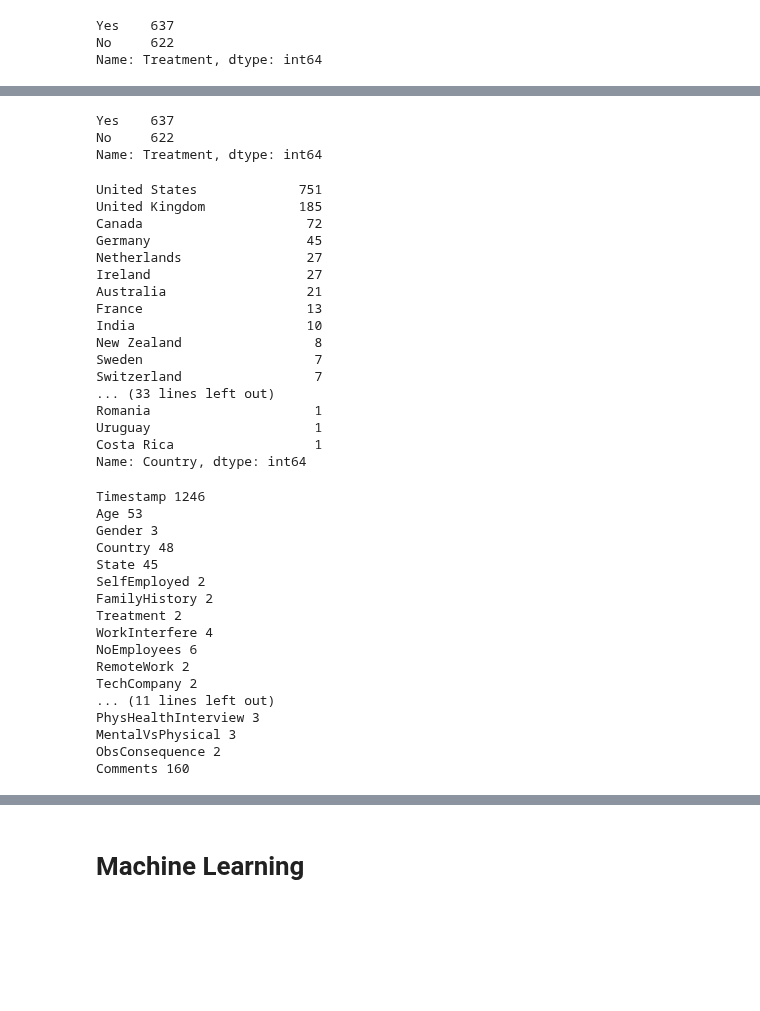
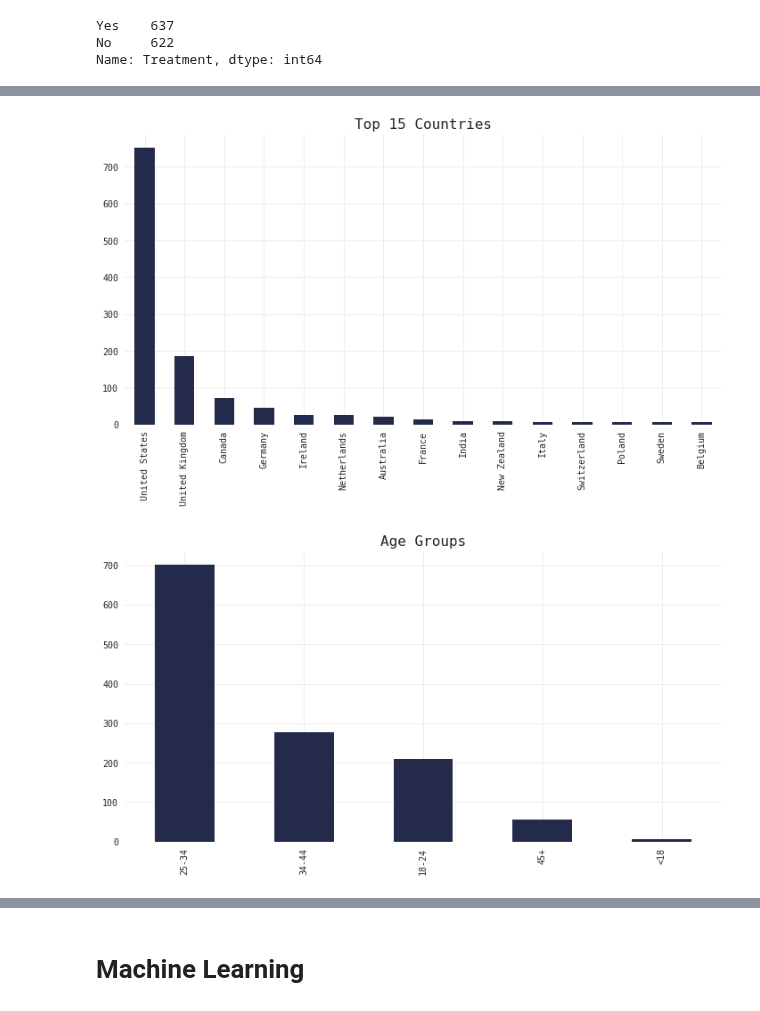
Before and after one commit to qu4ku/datasets-analysis, a Jupyter notebook: 004-mental-health-in-tech-survey-2014.ipynb, the cells around one changed output, grey strips where cells are left out. Drawn from its saved outputs; the diff is of its cells as text; code cells hidden in the pictures; blank space fills up the shorter version.

Commit message:
mental

```diff
--- a/004-mental-health-in-tech-survey-2014.ipynb
+++ b/004-mental-health-in-tech-survey-2014.ipynb
@@ -295,47 +285,14 @@ plt.title('Age - Histogram');
-# %%
-df.Treatment.value_counts()
-# %% [output]
-Yes    637
-No     622
-Name: Treatment, dtype: int64
-# %%
-df.Country.value_counts()
-# %% [output]
-United States             751
-United Kingdom            185
-Canada                     72
-Germany                    45
-Netherlands                27
-Ireland                    27
-Australia                  21
-France                     13
-India                      10
-New Zealand                 8
-Sweden                      7
-Switzerland                 7
-... (33 lines left out)
-Romania                     1
-Uruguay                     1
-Costa Rica                  1
-Name: Country, dtype: int64
-# %%
-for col in df.columns:
-    print(col, len(df[col].value_counts()))
-# %% [output]
-Timestamp 1246
-Age 53
-Gender 3
-Country 48
-State 45
-SelfEmployed 2
-FamilyHistory 2
-Treatment 2
-WorkInterfere 4
-NoEmployees 6
-RemoteWork 2
-TechCompany 2
-... (11 lines left out)
-PhysHealthInterview 3
-MentalVsPhysical 3
-ObsConsequence 2
-Comments 160
+# %%
+top_range = 15
+df.Country.value_counts()[:top_range].plot(kind='bar', color=MC)
+plt.title('Top {} Countries'.format(top_range));
+# %% [output]
+[figure, added]
+# %%
+df['AgeGroup'] = pd.cut(df['Age'].dropna(),
+                       [0, 18, 25, 35, 45, 110],
+                       labels=['<18', '18-24', '25-34', '34-44', '45+'])
+df['AgeGroup'].value_counts().plot(kind='bar', color=MC)
+plt.title('Age Groups');
+# %% [output]
+[figure, added]
```
Also changed, not shown: parts of 11 cells of this notebook, 1 other file.
